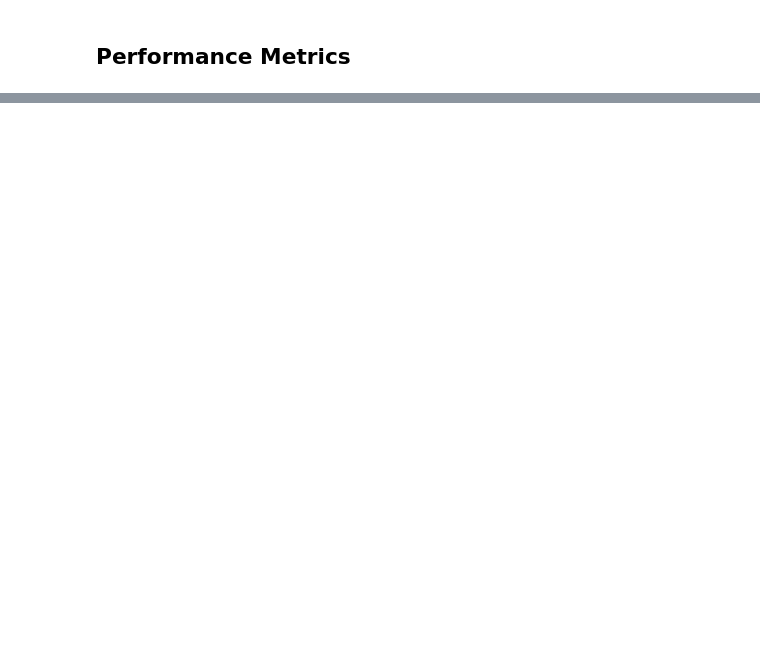
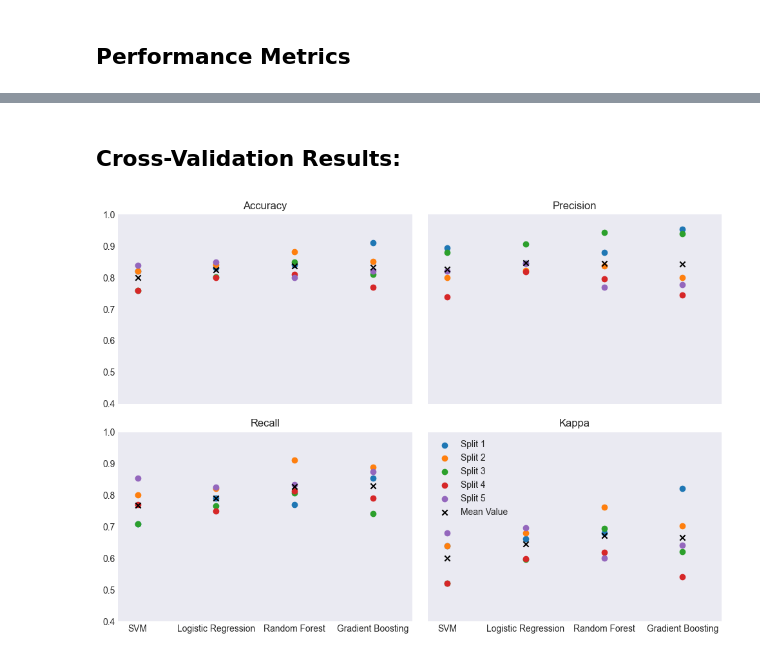
Before and after one commit to dprifer/SF2935__G007, a Jupyter notebook: ModelComparison.ipynb, the cells around one changed output, grey strips where cells are left out. Saved outputs shown, nothing was run; the diff lists cells and outputs as text; code cells hidden in the pictures; blank space fills up the shorter version.

Commit message:
Model Cross Validation Checks

```diff
--- a/ModelComparison.ipynb
+++ b/ModelComparison.ipynb
@@ -296,3 +329,5 @@ Gradient Boosting & 74.26 & 81.25 & 56.52 & 0.47 \\
 \bottomrule
 \end{tabular}
 \end{table}
+# %% [markdown]
+## Cross-Validation Results:
@@ -298,0 +441,9 @@ Gradient Boosting & 74.26 & 81.25 & 56.52 & 0.47 \\
+# %%
+metrics = ["accuracy", "recall", "precision", "kappa"]
+score_dict_template = {"accuracy": [], "recall": [], "precision": [], "kappa": []}
+metrics_dict = {
+    "SVM": score_dict_template.copy(),
+    "Logistic Regression": score_dict_template.copy(),
+    "Random Forest": score_dict_template.copy(),
+    "Gradient Boosting": score_dict_template.copy(),
+}
@@ -298,0 +483,44 @@ Gradient Boosting & 74.26 & 81.25 & 56.52 & 0.47 \\
+# %%
+plt.style.use("seaborn-v0_8-dark")
+n_models = len(metrics_dict.keys())
+fig, ax = plt.subplots(2, 2, figsize=(10, 7))
+for i, metric in enumerate(metrics):
+
+    coords = (i % 2, i // 2)
+    for j in range(5):
+        x = []
+        y = []
+        ax[coords].scatter(
+            range(n_models),
+            [metrics_dict[c][metric][j] for c in metrics_dict.keys()],
+            label="Split " + str(j + 1),
+        )
+    ax[coords].scatter(
+        range(n_models),
+        [np.mean(metrics_dict[c][metric]) for c in metrics_dict.keys()],
+        marker="x",
+        color="black",
+        label="Mean Value",
+    )
+    ax[coords].set_ylim(0.4, 1.0)
+    ax[coords].set_xlim(-0.25, 3.5)
+
+    # l.set_title("Cross Validation Split")
+    # Customize x-axis
+    ax[coords].set_xticks([])
+
+    # ax.set_xlabel("Categories")
+    # ax[coords].set_ylabel("Accuracy")
+    ax[coords].set_title(metric.capitalize())
+    # ax.title("Scatter Plot of Points by Category")
+l = ax[1, 1].legend()
+ax[0, 1].set_yticks([])
+ax[1, 1].set_yticks([])
+ax[1, 0].set_xticks(range(len(metrics_dict.keys())), metrics_dict.keys())
+ax[1, 1].set_xticks(range(len(metrics_dict.keys())), metrics_dict.keys())
+
+fig.tight_layout()
+plt.savefig("accuracy-different-splits.pdf", dpi=1000)
+plt.show()
+# %% [output]
+[figure, added]
```
Also changed, not shown: parts of 9 cells of this notebook, 1 other file.
